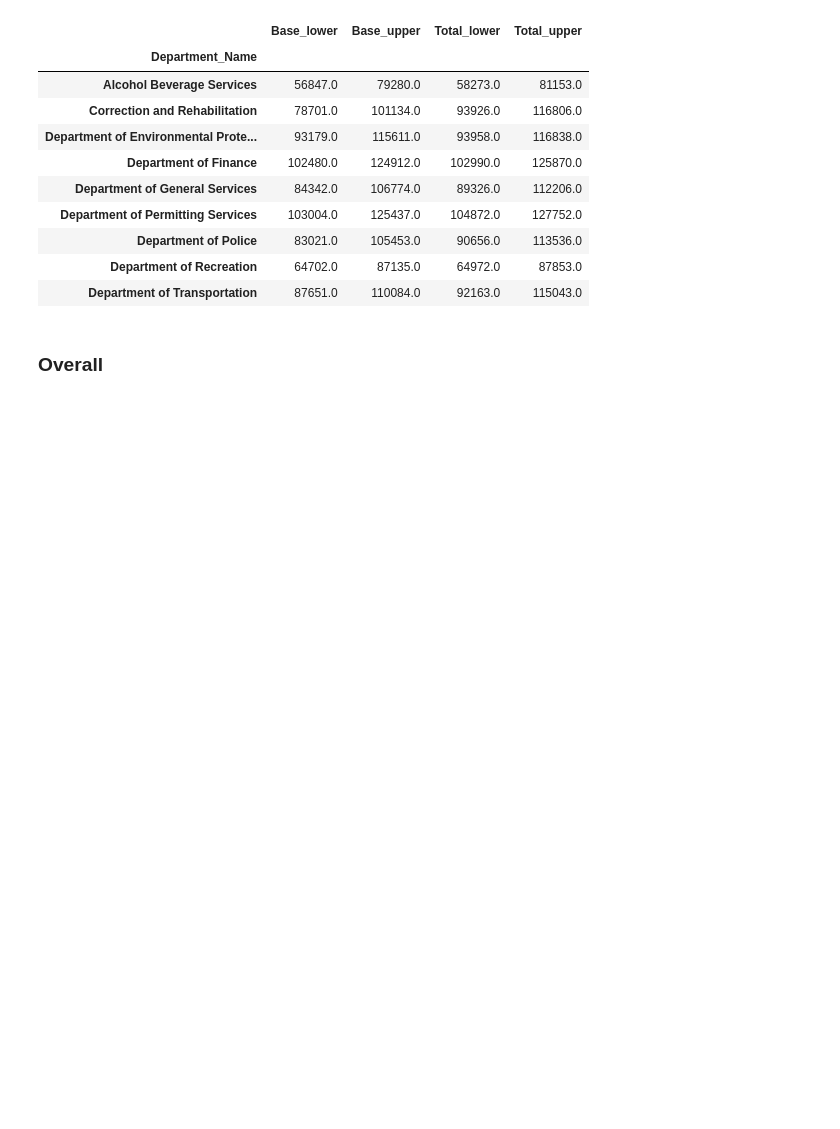
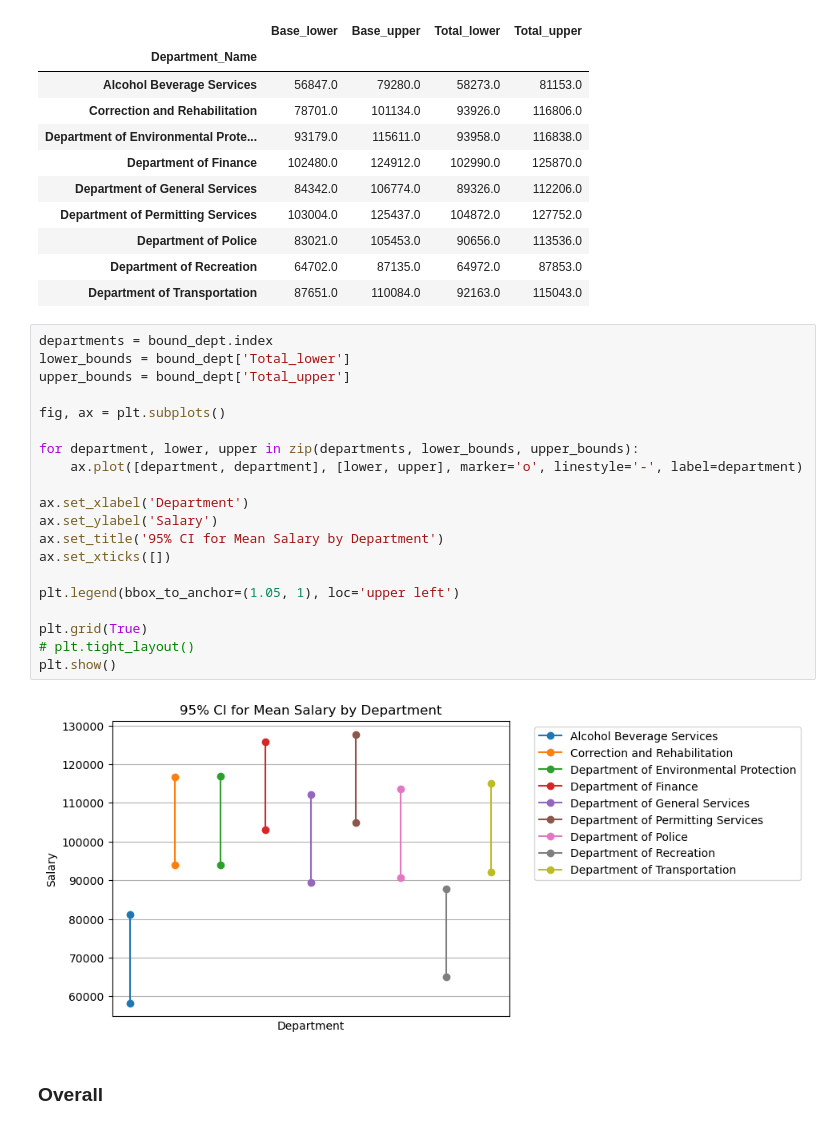
Before and after one commit to Durixas/Nested-and-Crossed-ANOVA-on-Employee-Salaries, a Jupyter notebook: pro80.ipynb, the cells around one changed output. Drawn from its saved outputs; the diff is of its cells as text; blank space fills up the shorter version.

```diff
--- a/pro80.ipynb
+++ b/pro80.ipynb
@@ -1076,6 +1076,28 @@ bound_dept.round(0)
 | Department of Police | 83021.0 | 105453.0 | 90656.0 | 113536.0 |
 | Department of Recreation | 64702.0 | 87135.0 | 64972.0 | 87853.0 |
 | Department of Transportation | 87651.0 | 110084.0 | 92163.0 | 115043.0 |
+# %%
+departments = bound_dept.index
+lower_bounds = bound_dept['Total_lower']
+upper_bounds = bound_dept['Total_upper']
+
+fig, ax = plt.subplots()
+
+for department, lower, upper in zip(departments, lower_bounds, upper_bounds):
+    ax.plot([department, department], [lower, upper], marker='o', linestyle='-', label=department)
+
+ax.set_xlabel('Department')
+ax.set_ylabel('Salary')
+ax.set_title('95% CI for Mean Salary by Department')
+ax.set_xticks([])
+
+plt.legend(bbox_to_anchor=(1.05, 1), loc='upper left')
+
+plt.grid(True)
+# plt.tight_layout()
+plt.show()
+# %% [output]
+[figure, added]
 # %% [markdown]
 ### Overall
 # %%
```
